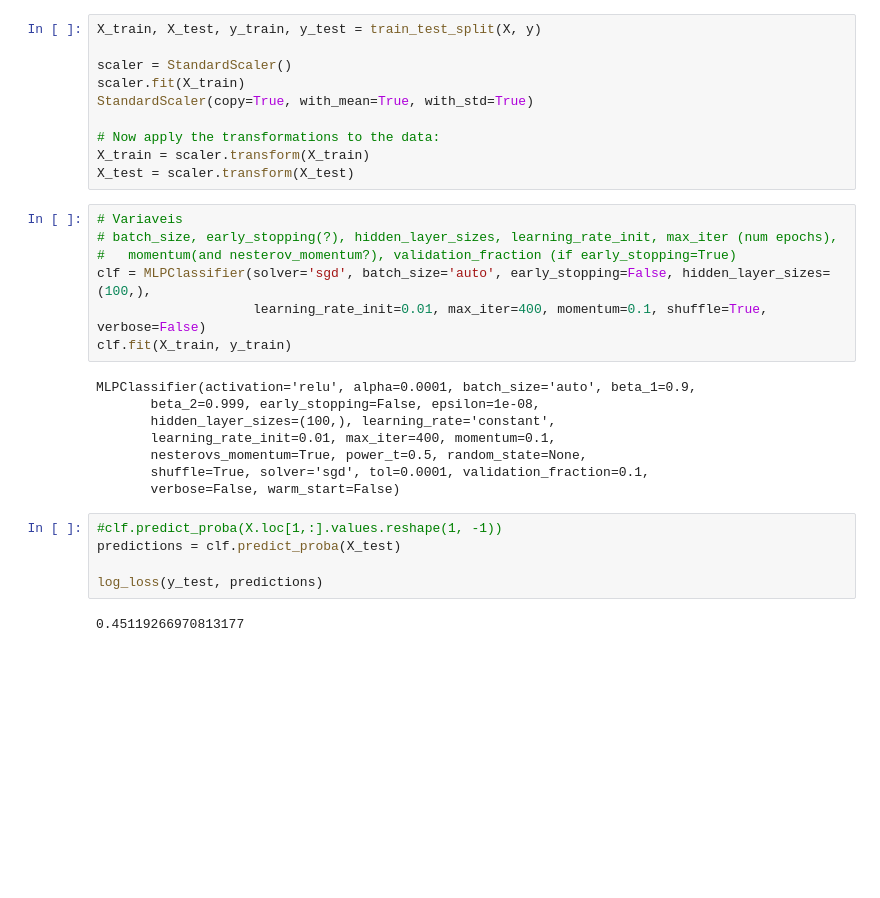
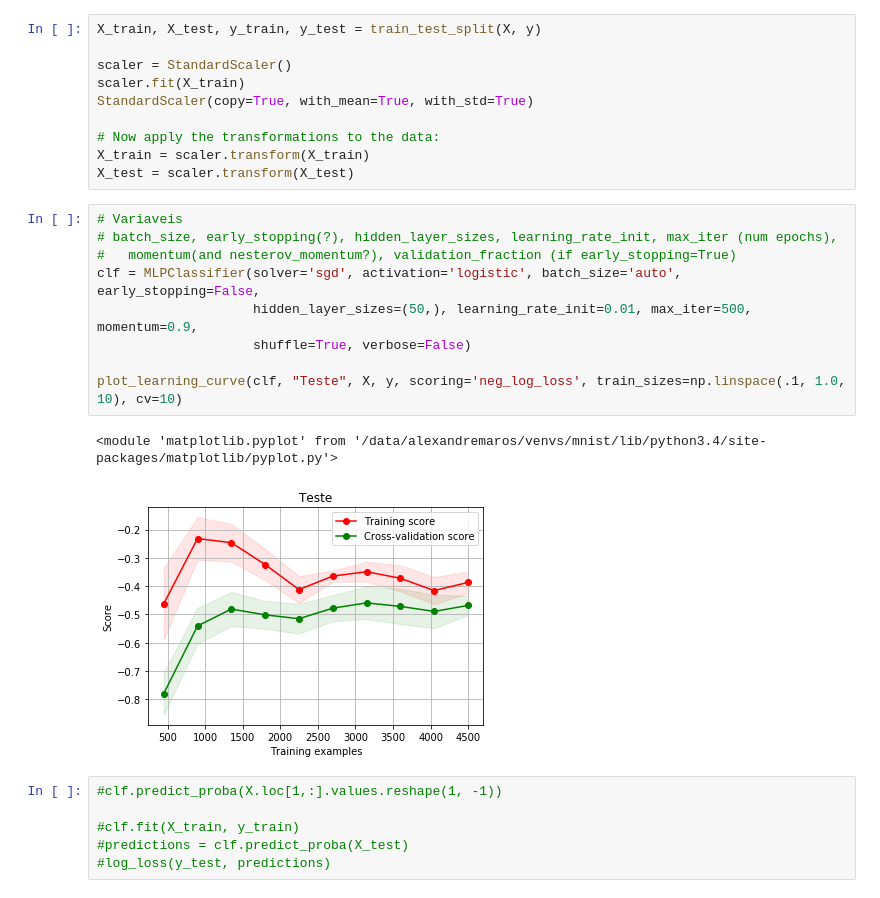
Before and after one commit to alepmaros/mnist-3layer-nn, a Jupyter notebook: mnist-3layer-nn.ipynb, the cells around one changed output. Drawn from its saved outputs; the diff is of its cells as text; blank space fills up the shorter version.

Commit message:
Start on graphs

```diff
--- a/mnist-3layer-nn.ipynb
+++ b/mnist-3layer-nn.ipynb
@@ -124,22 +195,18 @@ X_test = scaler.transform(X_test)
 # %%
 # Variaveis
 # batch_size, early_stopping(?), hidden_layer_sizes, learning_rate_init, max_iter (num epochs),
 #   momentum(and nesterov_momentum?), validation_fraction (if early_stopping=True)
-clf = MLPClassifier(solver='sgd', batch_size='auto', early_stopping=False, hidden_layer_sizes=(100,),
-                    learning_rate_init=0.01, max_iter=400, momentum=0.1, shuffle=True, verbose=False)
-clf.fit(X_train, y_train)
+clf = MLPClassifier(solver='sgd', activation='logistic', batch_size='auto', early_stopping=False,
+                    hidden_layer_sizes=(50,), learning_rate_init=0.01, max_iter=500, momentum=0.9,
+                    shuffle=True, verbose=False)
+
+plot_learning_curve(clf, "Teste", X, y, scoring='neg_log_loss', train_sizes=np.linspace(.1, 1.0, 10), cv=10)
 # %% [output]
-MLPClassifier(activation='relu', alpha=0.0001, batch_size='auto', beta_1=0.9,
-       beta_2=0.999, early_stopping=False, epsilon=1e-08,
-       hidden_layer_sizes=(100,), learning_rate='constant',
-       learning_rate_init=0.01, max_iter=400, momentum=0.1,
-       nesterovs_momentum=True, power_t=0.5, random_state=None,
-       shuffle=True, solver='sgd', tol=0.0001, validation_fraction=0.1,
-       verbose=False, warm_start=False)
+<module 'matplotlib.pyplot' from '/data/alexandremaros/venvs/mnist/lib/python3.4/site-packages/matplotlib/pyplot.py'>
+[figure, added]
 # %%
 #clf.predict_proba(X.loc[1,:].values.reshape(1, -1))
-predictions = clf.predict_proba(X_test)
 
-log_loss(y_test, predictions)
+#clf.fit(X_train, y_train)
+#predictions = clf.predict_proba(X_test)
+#log_loss(y_test, predictions)
-# %% [output]
-0.45119266970813177
```
Also changed, not shown: parts of 2 cells of this notebook.
